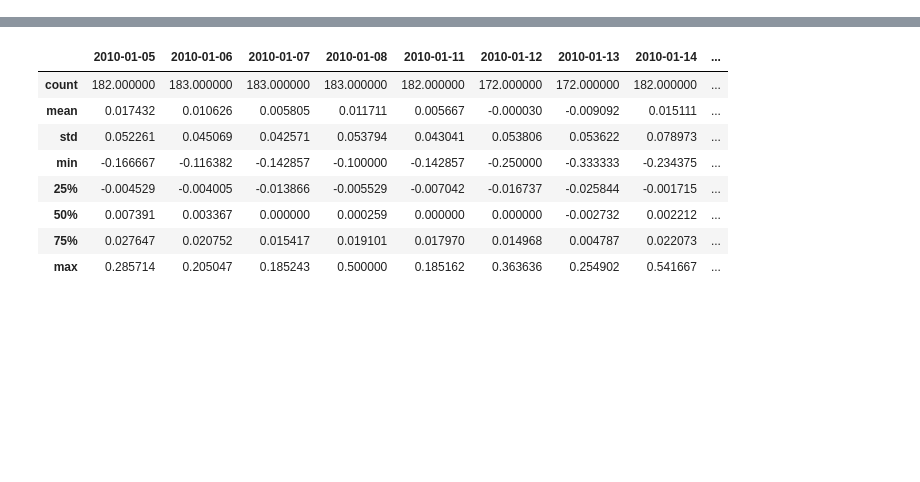
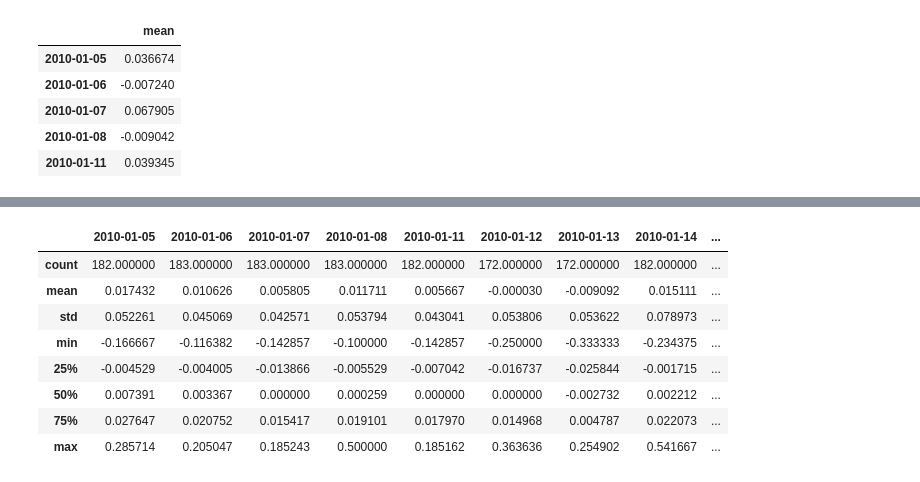
Before and after one commit to grallv/DSB2, a Jupyter notebook: calculate.ipynb, the cells around one changed output, grey strips where cells are left out. Saved outputs shown, nothing was run; the diff lists cells and outputs as text; code cells hidden in the pictures; blank space fills up the shorter version.

```diff
--- a/calculate.ipynb
+++ b/calculate.ipynb
@@ -61,3 +61,13 @@ maret_df.columns = dates_maret
 # %%
 mean_market_ret = maret_df[maret_df.index == 'mean']
 # print(mean_market_ret)
+# %%
+mean_market_T = mean_market_ret.T
+mean_market_T.head()
+# %% [output]
+|  | mean |
+| 2010-01-05 | 0.036674 |
+| 2010-01-06 | -0.007240 |
+| 2010-01-07 | 0.067905 |
+| 2010-01-08 | -0.009042 |
+| 2010-01-11 | 0.039345 |
```
Also changed, not shown: parts of 6 cells of this notebook, 24 other files.
